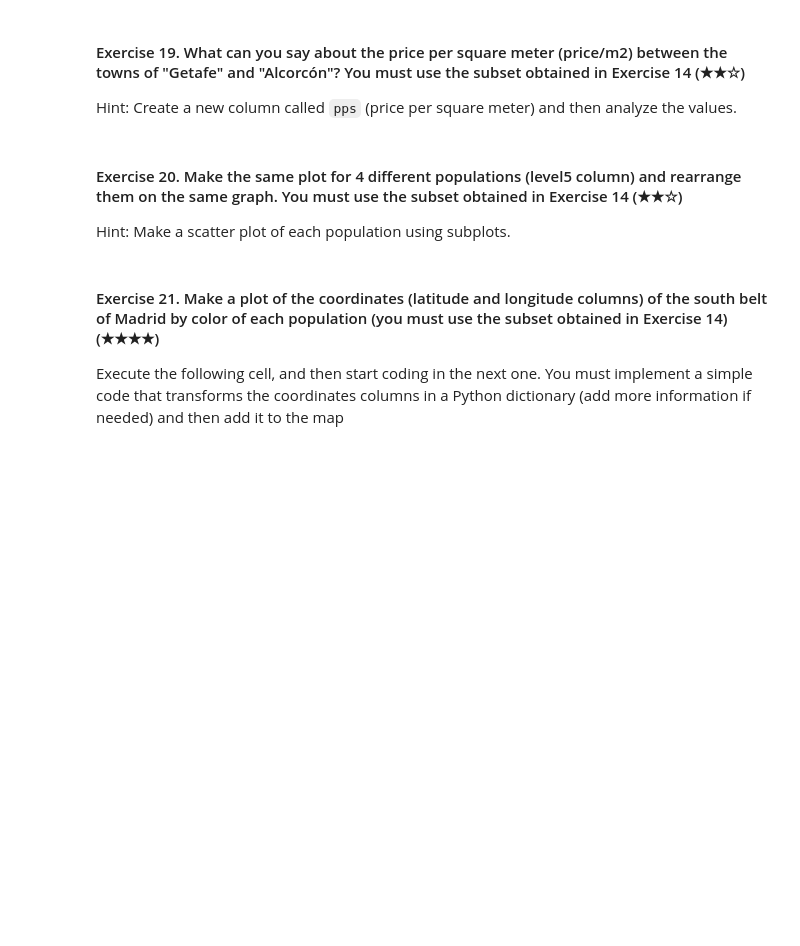
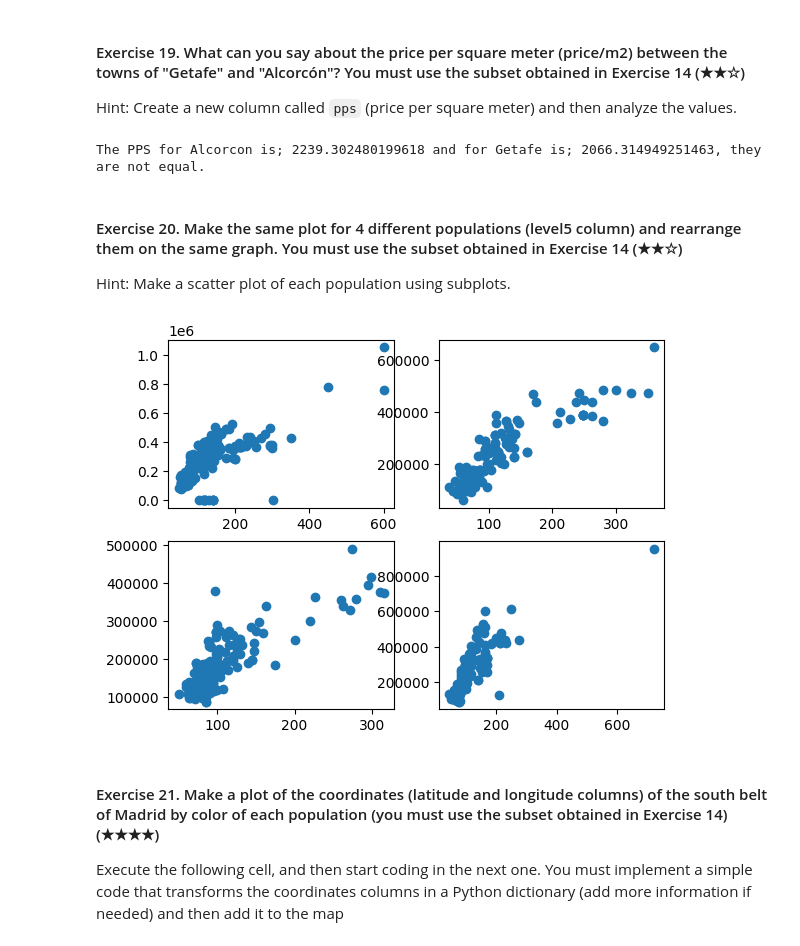
Before and after one commit to 4GeeksAcademy/Adam-Val-realestate-datacleanup-exercise, a Jupyter notebook: project.ipynb, the cells around one changed output. Saved outputs shown, nothing was run; the diff lists cells and outputs as text; code cells hidden in the pictures; blank space fills up the shorter version.

```diff
--- a/project.ipynb
+++ b/project.ipynb
@@ -462,35 +458,44 @@ NameError: name 'south_belt_populations' is not defined
 
 Hint: Create a new column called `pps` (price per square meter) and then analyze the values.
 # %%
-import pandas as pd
+south_belt['pps']=south_belt['price'] / south_belt['surface']
 
-ds = pd.read_csv('assets/real_estate.csv', sep=';')
+#finding the mean of the price of pps of Getafe
+Getafe_mean = south_belt.loc[south_belt['level5'] =='Getafe', 'pps'].mean()
 
-data = ds[ds['level5'] == "Getafe", "Alcoron"]
 
-ds(pps) = ds('price') / ds('surface')
+Alcorcon_mean = south_belt.loc[south_belt['level5'] =='Alcorcón', 'pps'].mean()
 
-print(result)
+print(f"The PPS for Alcorcon is; {Alcorcon_mean} and for Getafe is; {Getafe_mean}, they are not equal.")
+# %% [output]
+The PPS for Alcorcon is; 2239.302480199618 and for Getafe is; 2066.314949251463, they are not equal.
 # %% [markdown]
 #### Exercise 20. Make the same plot for 4 different populations (level5 column) and rearrange them on the same graph. You must use the subset obtained in Exercise 14 (★★☆)
 
 Hint: Make a scatter plot of each population using subplots.
 # %%
-import pandas as pd
+#name of places "Getafe" "Fuenlabrada", "Leganes", "Alcoron"
 
-ds = pd.read_csv('assets/real_estate.csv', sep=';')
+s_Get = south_belt.loc[south_belt['level5'] =='Getafe']['surface']
+p_Get = south_belt.loc[south_belt['level5'] =='Getafe']['price']
+s_Fuen = south_belt.loc[south_belt['level5'] =='Fuenlabrada']['surface']
+p_Fuen = south_belt.loc[south_belt['level5'] =='Fuenlabrada']['price']
+s_Leg = south_belt.loc[south_belt['level5'] =='Leganés']['surface']
+p_Leg = south_belt.loc[south_belt['level5'] =='Leganés']['price']
+s_Alc= south_belt.loc[south_belt['level5'] =='Alcorcón']['surface']
+p_Alc = south_belt.loc[south_belt['level5'] =='Alcorcón']['price']
 
-data = ds[ds['level5'] == "Fuenlabrada", "Leganes", "Getafe", "Alcoron"]
 
-ds(pps) = ds('price') / ds('surface')
 
-plt.figure(figsize = (10, 5))
+f, axs = plt.subplots(2,2)
+axs[0,0].scatter(s_Get, p_Get)
+axs[1,0].scatter(s_Fuen, p_Fuen)
+axs[0,1].scatter(s_Leg, p_Leg)
+axs[1,1].scatter(s_Alc, p_Alc)
 
-plt.scatter(X, y, label = "Sen X")
-
-plt.title("Scatter plot")
-plt.legend()
 plt.show()
+# %% [output]
+[figure, added]
 # %% [markdown]
 #### Exercise 21. Make a plot of the coordinates (latitude and longitude columns) of the south belt of Madrid by color of each population (you must use the subset obtained in Exercise 14) (★★★★)
 
```
Also changed, not shown: parts of 7 cells of this notebook.
